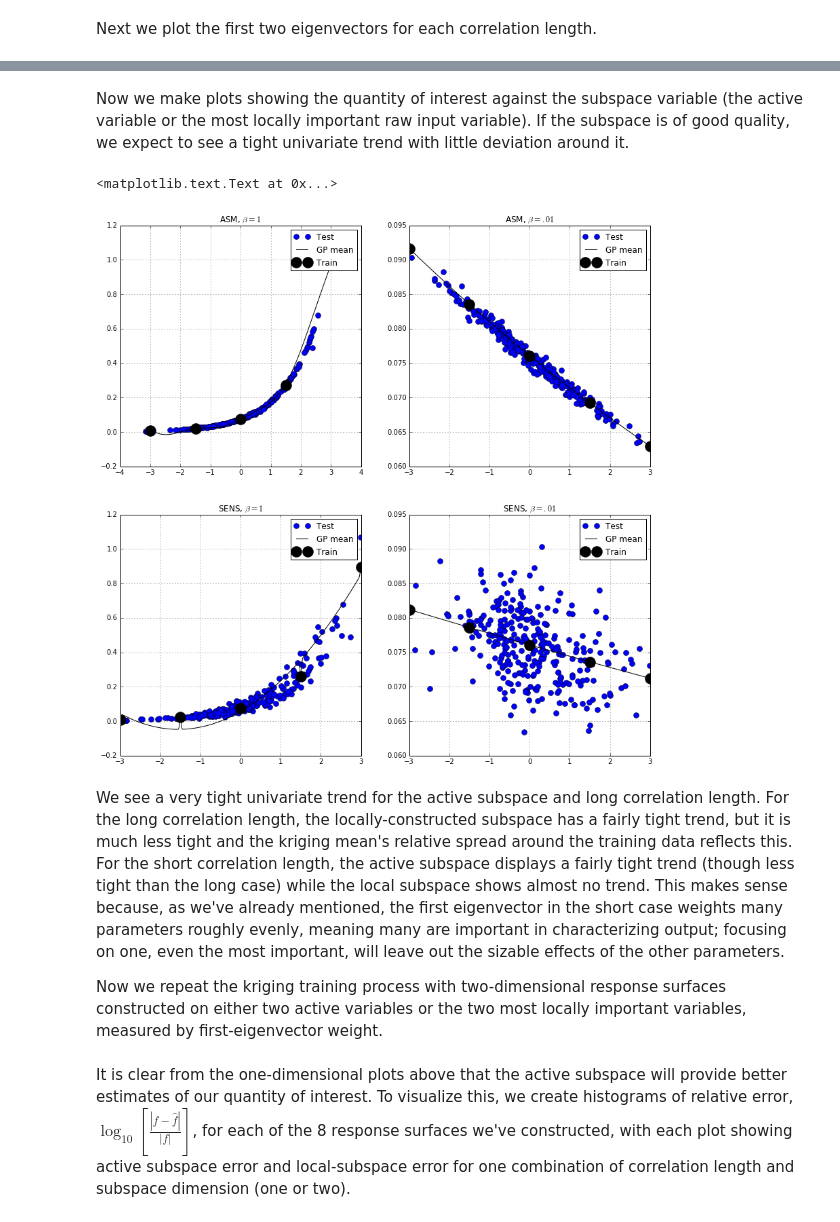
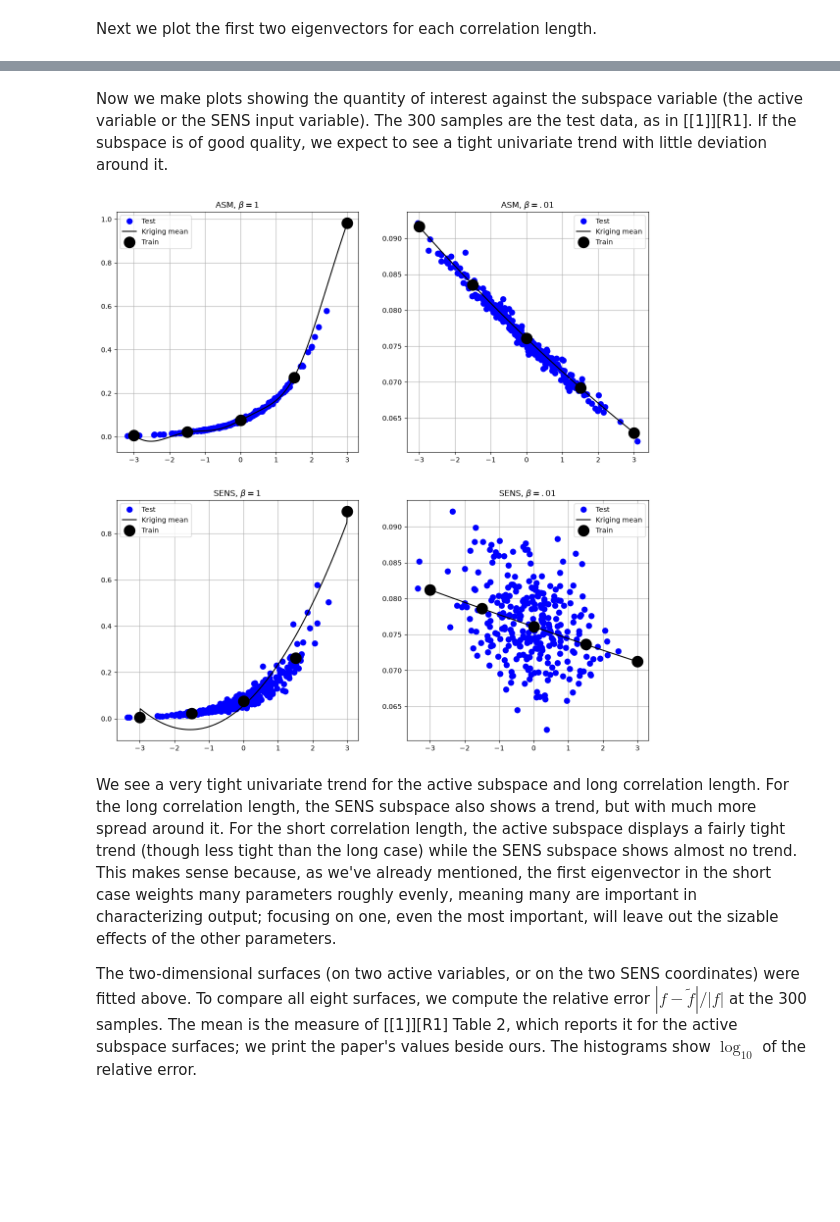
Before and after one commit to paulcon/as-data-sets, a Jupyter notebook: uq_benchmarks/Elliptic_PDE_Random_Coefficients/Elliptic_PDE_Random_Coefficients.ipynb, the cells around one changed output, grey strips where cells are left out. Cells and saved outputs as stored; diff of their text form; code cells hidden in the pictures; blank space fills up the shorter version.

```diff
--- a/uq_benchmarks/Elliptic_PDE_Random_Coefficients/Elliptic_PDE_Random_Coefficients.ipynb
+++ b/uq_benchmarks/Elliptic_PDE_Random_Coefficients/Elliptic_PDE_Random_Coefficients.ipynb
@@ -303,0 +304,8 @@ RS_long_AS.ell = np.array([[1.0]])
+# %%
+sens = {}
+for case, s in solvers.items():
+    g0 = s.qoi_and_grad(np.zeros(s.m))[1]
+    sens[case] = np.argsort(-np.abs(g0))[:2]
+    kl = (s.B**2).sum(axis=0)
+    print(f'beta = {beta[case]}: SENS coordinates x{sens[case][0] + 1}, x{sens[case][1] + 1}; '
+          f'gamma_2 / gamma_3 = {kl[1] / kl[2]:.6f}')
@@ -304,43 +364,21 @@ RS_long_AS.ell = np.array([[1.0]])
 # %% [markdown]
-Now we make plots showing the quantity of interest against the subspace variable (the active variable or the most locally important raw input variable). If the subspace is of good quality, we expect to see a tight univariate trend with little deviation around it.
+Now we make plots showing the quantity of interest against the subspace variable (the active variable or the SENS input variable). The 300 samples are the test data, as in [[1]][R1]. If the subspace is of good quality, we expect to see a tight univariate trend with little deviation around it.
-# %%
-#Make summary plots showing output vs the active (or most locally important) variable
-
-fig, axes = plt.subplots(2, 2, figsize=(14, 14)); axes = axes.reshape(4)
-
-y = np.linspace(-3, 3, 500)[:,None]
-
-axes[0].plot(x.dot(ss_long.W1), y_long, 'bo', ms=8, label='Test')
-axes[0].plot(y, RS_long_AS.predict(y)[0], 'k-', label='GP mean')
-axes[0].plot(y_train, f_train_long_AS, 'ko', ms=16, label='Train')
-axes[0].grid(True)
-axes[0].legend()
-axes[0].set_title(r'ASM, $\beta = 1$')
-
-axes[1].plot(x.dot(ss_short.W1), y_short, 'bo', ms=8, label='Test')
-axes[1].plot(y, RS_short_AS.predict(y)[0], 'k-', label='GP mean')
-axes[1].plot(y_train, f_train_short_AS, 'ko', ms=16, label='Train')
-axes[1].grid(True)
-axes[1].legend()
-axes[1].set_title(r'ASM, $\beta = .01$')
-
-axes[2].plot(x[:,SENS_long_v1], y_long, 'bo', ms=8, label='Test')
-axes[2].plot(y, RS_long_SENS.predict(y)[0], 'k-', label='GP mean')
-axes[2].plot(y_train, f_train_long_SENS, 'ko', ms=16, label='Train')
-axes[2].grid(True)
-axes[2].legend()
-axes[2].set_title(r'SENS, $\beta = 1$')
-
-axes[3].plot(x[:,SENS_short_v1], y_short, 'bo', ms=8, label='Test')
-axes[3].plot(y, RS_short_SENS.predict(y)[0], 'k-', label='GP mean')
-axes[3].plot(y_train, f_train_short_SENS, 'ko', ms=16, label='Train')
-axes[3].grid(True)
-axes[3].legend()
-axes[3].set_title(r'SENS, $\beta = .01$')
-# %% [output]
-<matplotlib.text.Text at 0x...>
-[figure, removed]
+# %%
+fig, axes = plt.subplots(2, 2, figsize=(14, 14))
+y = np.linspace(-3, 3, 500)[:, None]
+for col, case in enumerate(cases):
+    for row, (label, rs, t) in enumerate([('ASM', rs_as[case, 1], X @ sub[case].W[:, 0]),
+                                          ('SENS', rs_sens[case, 1], X[:, sens[case][0]])]):
+        ax = axes[row, col]
+        ax.plot(t, f[case], 'bo', ms=8, label='Test')
+        ax.plot(y, rs.evaluate(y), 'k-', label='Kriging mean')
+        ax.plot(rs.Y[:, 0], rs.f, 'ko', ms=16, label='Train')
+        ax.grid(True)
+        ax.legend()
+        ax.set_title(rf'{label}, $\beta = {beta[case]}$')
+# %% [output]
+[figure, added]
 # %% [markdown]
-We see a very tight univariate trend for the active subspace and long correlation length. For the long correlation length, the locally-constructed subspace has a fairly tight trend, but it is much less tight and the kriging mean's relative spread around the training data reflects this. For the short correlation length, the active subspace displays a fairly tight trend (though less tight than the long case) while the local subspace shows almost no trend. This makes sense because, as we've already mentioned, the first eigenvector in the short case weights many parameters roughly evenly, meaning many are important in characterizing output; focusing on one, even the most important, will leave out the sizable effects of the other parameters.
+We see a very tight univariate trend for the active subspace and long correlation length. For the long correlation length, the SENS subspace also shows a trend, but with much more spread around it. For the short correlation length, the active subspace displays a fairly tight trend (though less tight than the long case) while the SENS subspace shows almost no trend. This makes sense because, as we've already mentioned, the first eigenvector in the short case weights many parameters roughly evenly, meaning many are important in characterizing output; focusing on one, even the most important, will leave out the sizable effects of the other parameters.
 
-Now we repeat the kriging training process with two-dimensional response surfaces constructed on either two active variables or the two most locally important variables, measured by first-eigenvector weight.
+The two-dimensional surfaces (on two active variables, or on the two SENS coordinates) were fitted above. To compare all eight surfaces, we compute the relative error $|f-\tilde f|/|f|$ at the 300 samples. The mean is the measure of [[1]][R1] Table 2, which reports it for the active subspace surfaces; we print the paper's values beside ours. The histograms show $\log_{10}$ of the relative error.
@@ -398,2 +384,0 @@ RS_long_AS2.ell[0,0] = 1
-# %% [markdown]
-It is clear from the one-dimensional plots above that the active subspace will provide better estimates of our quantity of interest. To visualize this, we create histograms of relative error, $\log_{10}\left[\frac{|f-\hat f|}{|f|}\right]$, for each of the 8 response surfaces we've constructed, with each plot showing active subspace error and local-subspace error for one combination of correlation length and subspace dimension (one or two).
```
Also changed, not shown: parts of 35 cells of this notebook, 8 other files.
